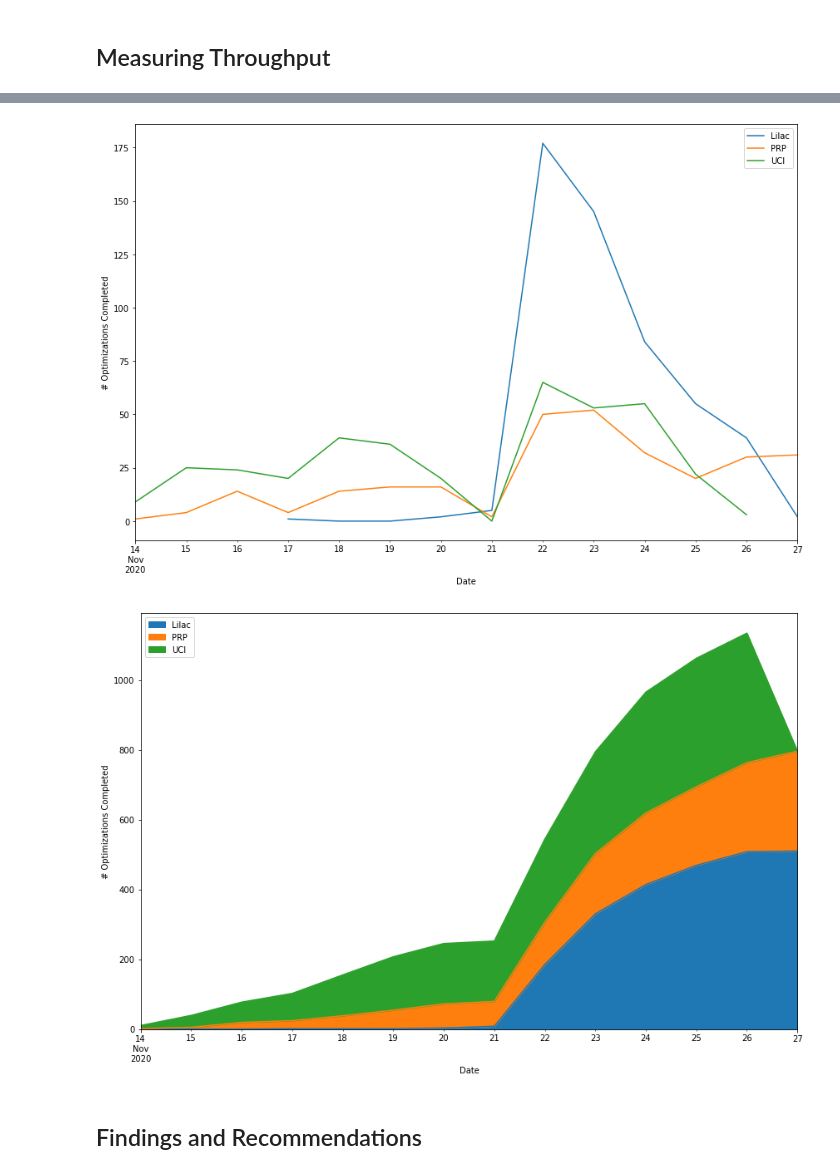
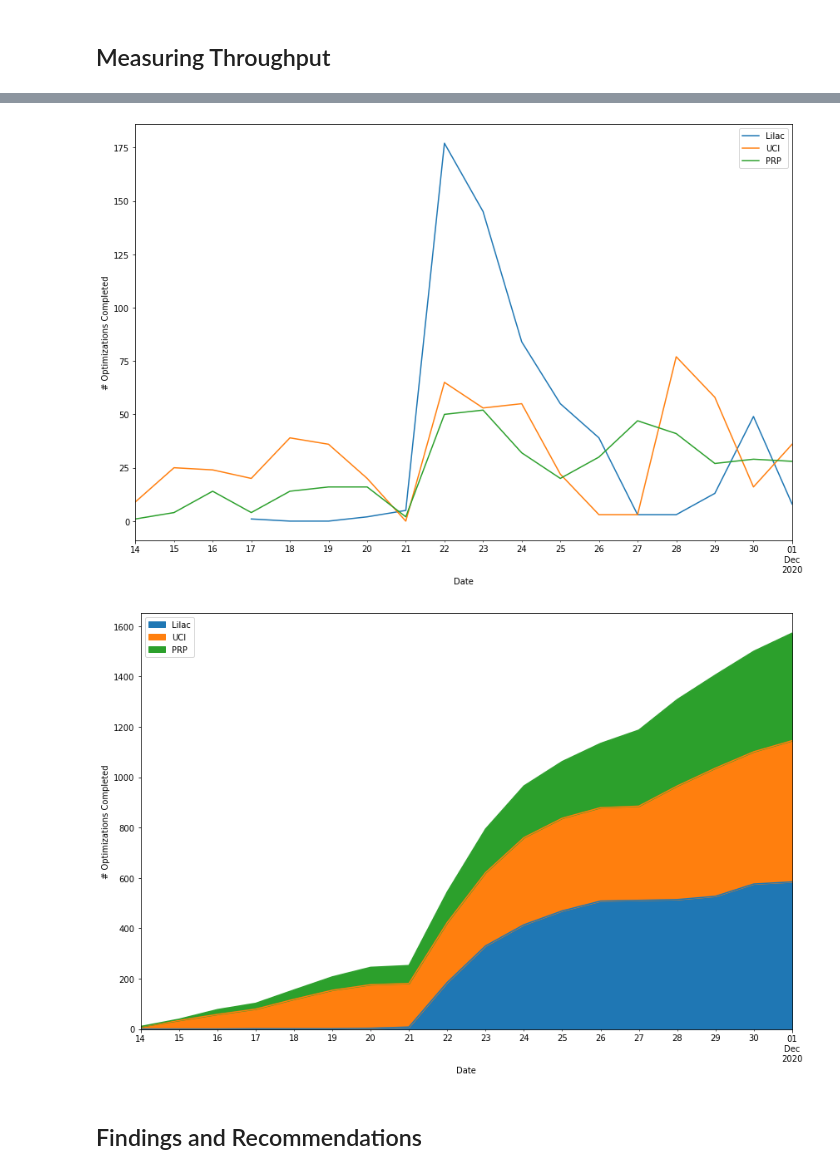
Before and after one commit to openforcefield/qca-dataset-submission, a Jupyter notebook: submissions/2020-10-26-PEPCONF-Optimization/Throughput Troubleshooting.ipynb, the cells around one changed output, grey strips where cells are left out. Cells and saved outputs as stored; diff of their text form; code cells hidden in the pictures.

```diff
--- a/submissions/2020-10-26-PEPCONF-Optimization/Throughput Troubleshooting.ipynb
+++ b/submissions/2020-10-26-PEPCONF-Optimization/Throughput Troubleshooting.ipynb
@@ -15,5 +17,3 @@ client = FractalClient.from_file()
-# %%
-client = FractalClient()
 # %%
 ds = client.get_collection("OptimizationDataset", "OpenFF PEPCONF OptimizationDataset v1.0")
 # %%
@@ -72,7 +73,8 @@ df_prov['wall_time_hours'] = df_prov.wall_time.astype(float)/3600
 # %%
 name_map = {'chodera': 'Lilac',
             'qcfractal': 'PRP',
-            'tgokey': 'UCI'}
+            'tgokey': 'UCI',
+            'openforcefield': 'UCI'}
 # %%
 df_prov['resource'] = df_prov['username'].apply(lambda x: name_map[x])
 # %% [markdown]
@@ -123,9 +125,6 @@ Name: modified_on, dtype: object
 # %%
 fig, ax = plt.subplots(figsize=(12, 8))
 
-name_map = {'chodera': 'Lilac',
-            'qcfractal': 'PRP',
-            'tgokey': 'UCI'}
 counts = {}
 for name, group in df_prov.reset_index().set_index('modified_on').groupby('username'):
     counts[name_map[name]] = group.groupby((pd.Grouper(freq='D')))['index'].count()
@@ -144,9 +143,6 @@ fig.savefig('throughput.pdf', dpi=300)
 # %%
 fig, ax = plt.subplots(figsize=(12, 8))
 
-name_map = {'chodera': 'Lilac',
-            'qcfractal': 'PRP',
-            'tgokey': 'UCI'}
 counts = {}
 for name, group in df_prov.reset_index().set_index('modified_on').groupby('username'):
     counts[name_map[name]] = group.groupby((pd.Grouper(freq='D')))['index'].count()
@@ -161,28 +157,25 @@ ax.set_xlabel("Date")
 fig.tight_layout()
 fig.savefig('success-individual.pdf', dpi=300)
 # %% [output]
-[figure, old version]
+[figure, new version]
 # %%
 fig, ax = plt.subplots(figsize=(12, 8))
 
-name_map = {'chodera': 'Lilac',
-            'qcfractal': 'PRP',
-            'tgokey': 'UCI'}
 counts = {}
 for name, group in df_prov.reset_index().set_index('modified_on').groupby('username'):
     counts[name_map[name]] = group.groupby((pd.Grouper(freq='D')))['index'].count()
 
-counts = pd.DataFrame(counts).cumsum()
+counts = pd.DataFrame(counts).fillna(0).cumsum()
 counts.plot.area(ax=ax)
 ax.legend()
 
 ax.set_ylabel("# Optimizations Completed")
 ax.set_xlabel("Date")
 
 fig.tight_layout()
 fig.savefig('throughput_cumulative.pdf', dpi=300)
 # %% [output]
-[figure, old version]
+[figure, new version]
 # %% [markdown]
 ## Findings and Recommendations
 # %% [markdown]
```
Also changed, not shown: parts of 14 cells of this notebook.
